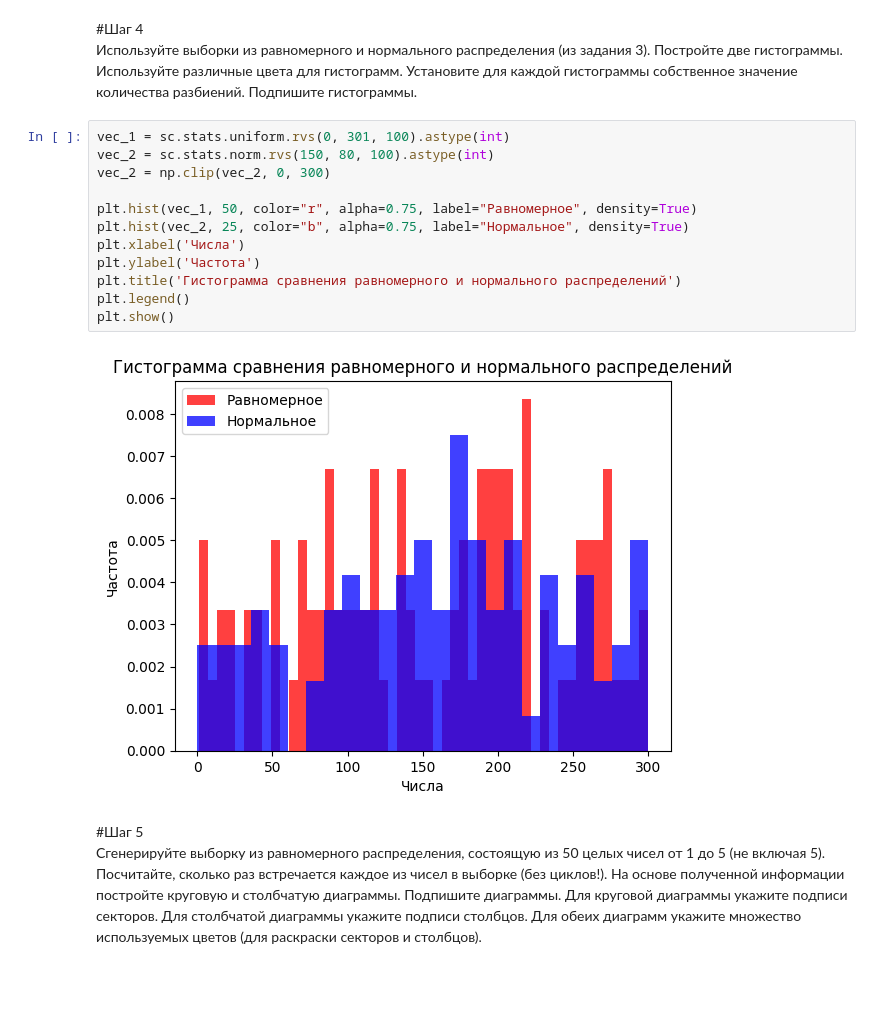
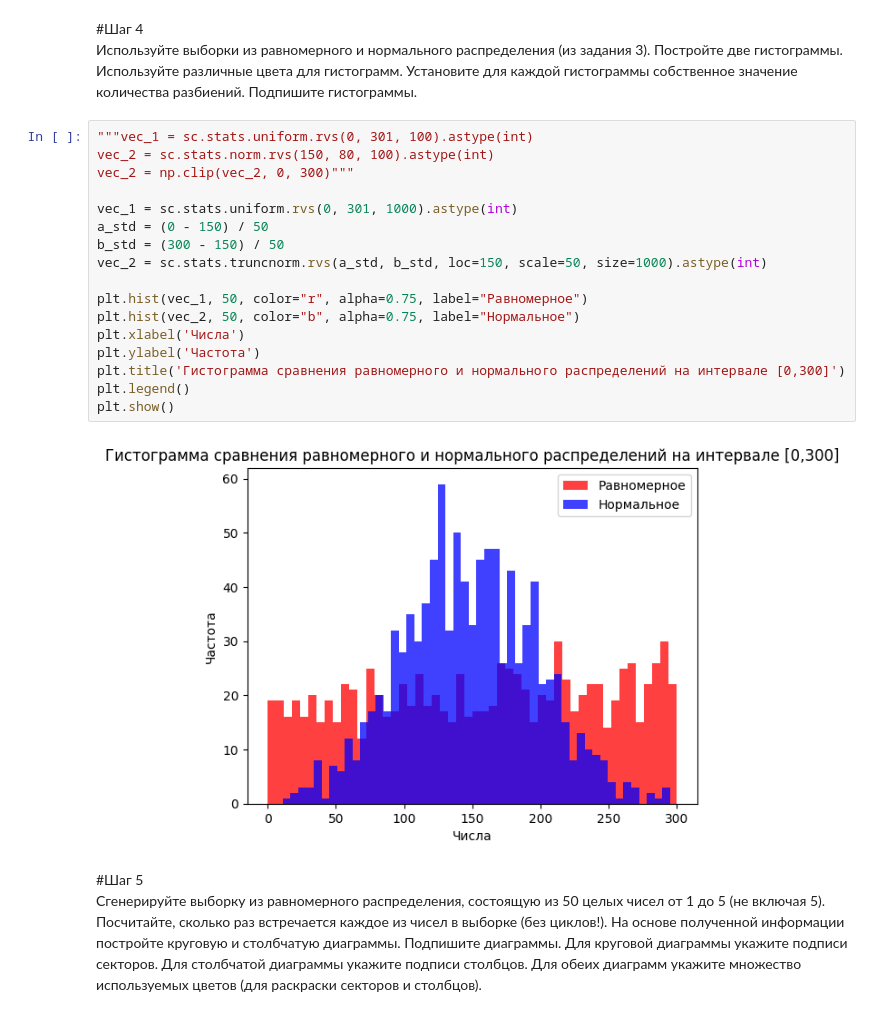
Before and after one commit to Nikitososs/pysososs, a Jupyter notebook: task4/task4.ipynb, the cells around one changed output. Drawn from its saved outputs; the diff is of its cells as text; blank space fills up the shorter version.

```diff
--- a/task4/task4.ipynb
+++ b/task4/task4.ipynb
@@ -58,19 +58,24 @@ plt.show()
 цвета для гистограмм. Установите для каждой гистограммы собственное
 значение количества разбиений. Подпишите гистограммы.
 # %%
-vec_1 = sc.stats.uniform.rvs(0, 301, 100).astype(int)
+"""vec_1 = sc.stats.uniform.rvs(0, 301, 100).astype(int)
 vec_2 = sc.stats.norm.rvs(150, 80, 100).astype(int)
-vec_2 = np.clip(vec_2, 0, 300)
+vec_2 = np.clip(vec_2, 0, 300)"""
 
-plt.hist(vec_1, 50, color="r", alpha=0.75, label="Равномерное", density=True)
-plt.hist(vec_2, 25, color="b", alpha=0.75, label="Нормальное", density=True)
+vec_1 = sc.stats.uniform.rvs(0, 301, 1000).astype(int)
+a_std = (0 - 150) / 50
+b_std = (300 - 150) / 50
+vec_2 = sc.stats.truncnorm.rvs(a_std, b_std, loc=150, scale=50, size=1000).astype(int)
+
+plt.hist(vec_1, 50, color="r", alpha=0.75, label="Равномерное")
+plt.hist(vec_2, 50, color="b", alpha=0.75, label="Нормальное")
 plt.xlabel('Числа')
 plt.ylabel('Частота')
-plt.title('Гистограмма сравнения равномерного и нормального распределений')
+plt.title('Гистограмма сравнения равномерного и нормального распределений на интервале [0,300]')
 plt.legend()
 plt.show()
 # %% [output]
-[figure, old version]
+[figure, new version]
 # %% [markdown]
 #Шаг 5
 Сгенерируйте выборку из равномерного распределения, состоящую из
```
Also changed, not shown: parts of 5 cells of this notebook.
